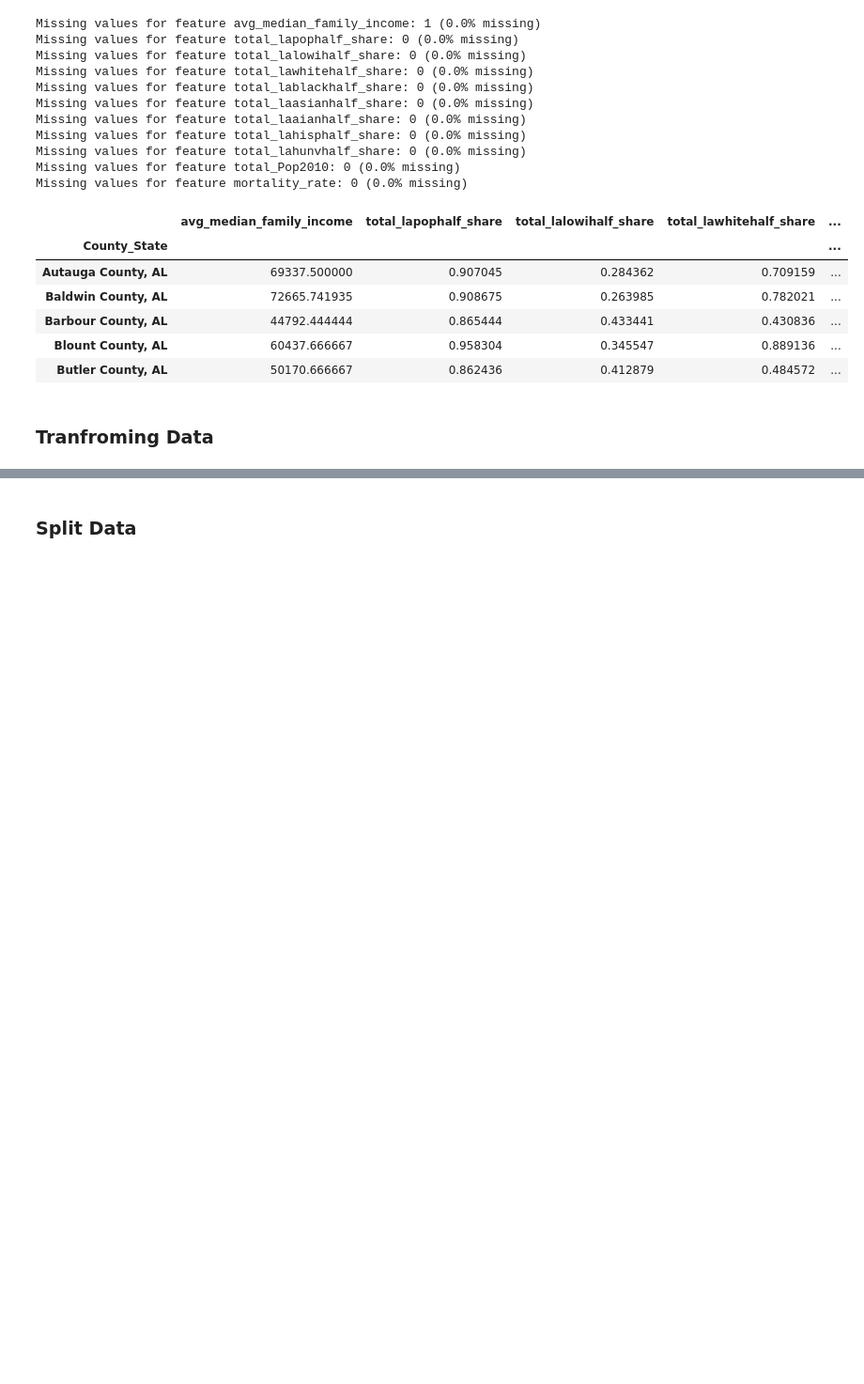
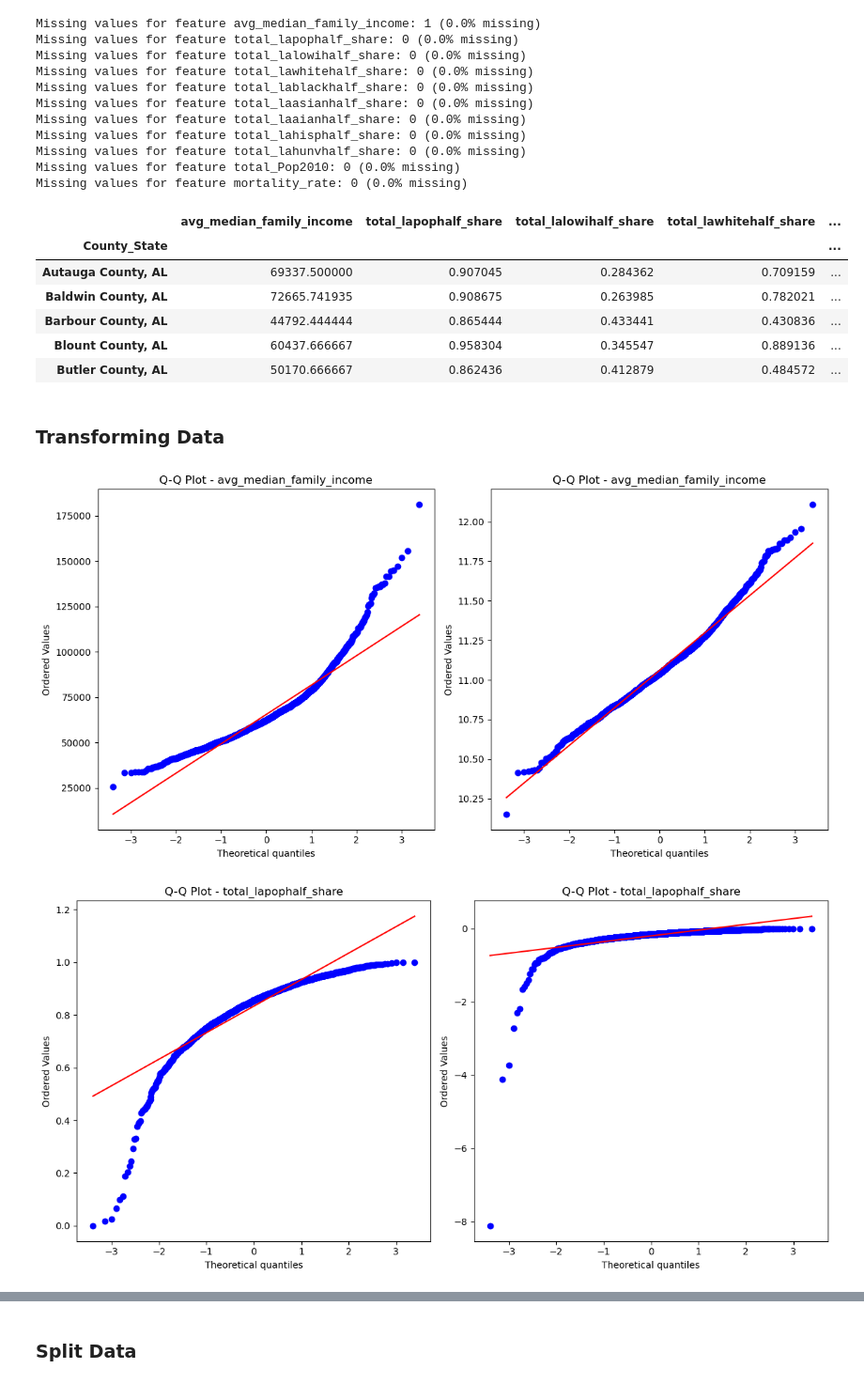
Before and after one commit to marklee4823/math189_project, a Jupyter notebook: Notebook.ipynb, the cells around one changed output, grey strips where cells are left out. Shown at 94% size. Cells and saved outputs as stored; diff of their text form; code cells hidden in the pictures; blank space fills up the shorter version.

```diff
--- a/Notebook.ipynb
+++ b/Notebook.ipynb
@@ -822,4 +818,21 @@ df_reg_var.head()
 | Blount County, AL | 60437.666667 | 0.958304 | 0.345547 | 0.889136 | ... |
 | Butler County, AL | 50170.666667 | 0.862436 | 0.412879 | 0.484572 | ... |
 # %% [markdown]
-### Tranfroming Data
+### Transforming Data
+# %%
+for var in interested_variables:
+    plt.figure(figsize=(12, 6))
+
+    plt.subplot(1, 2, 1)
+    stats.probplot(df_reg_var[var], dist="norm", plot=plt)
+    plt.title(f"Q-Q Plot - {var}")
+
+    plt.subplot(1, 2, 2)
+    stats.probplot(np.log(df_reg_var[var]), dist="norm", plot=plt)
+    plt.title(f"Q-Q Plot - {var}")
+
+    plt.tight_layout()
+    plt.show()
+# %% [output]
+[figure, added]
+[figure, added]
```
Also changed, not shown: parts of 33 cells of this notebook.
